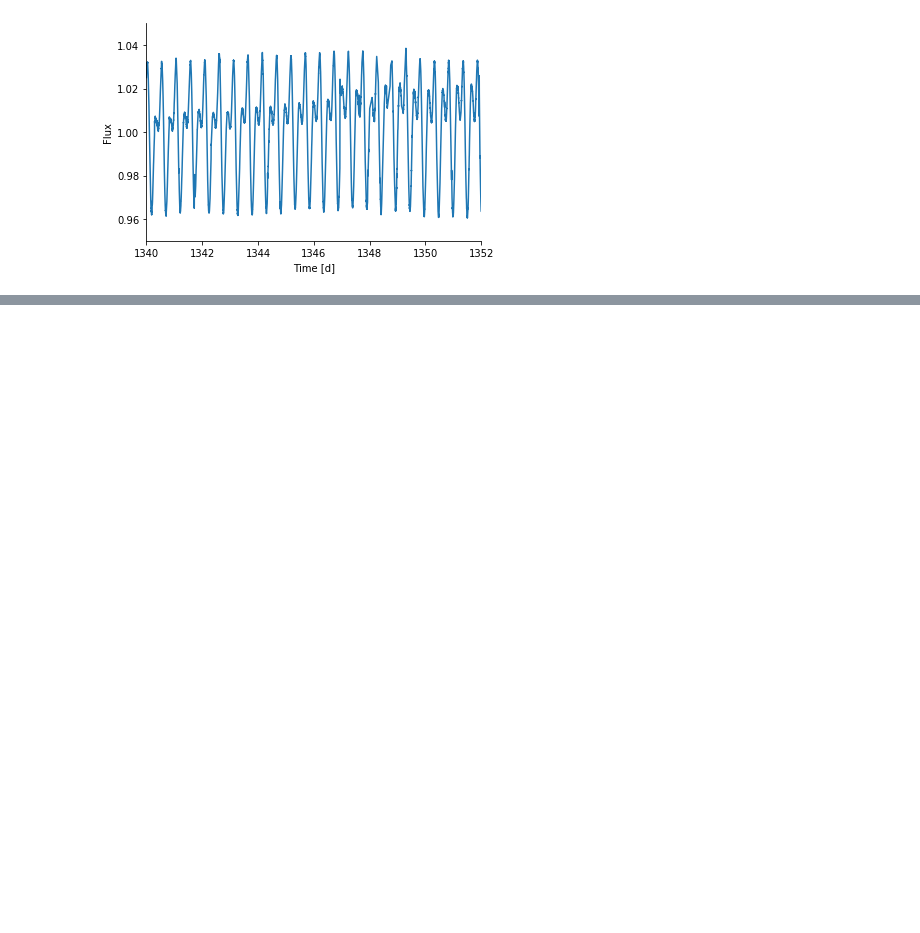
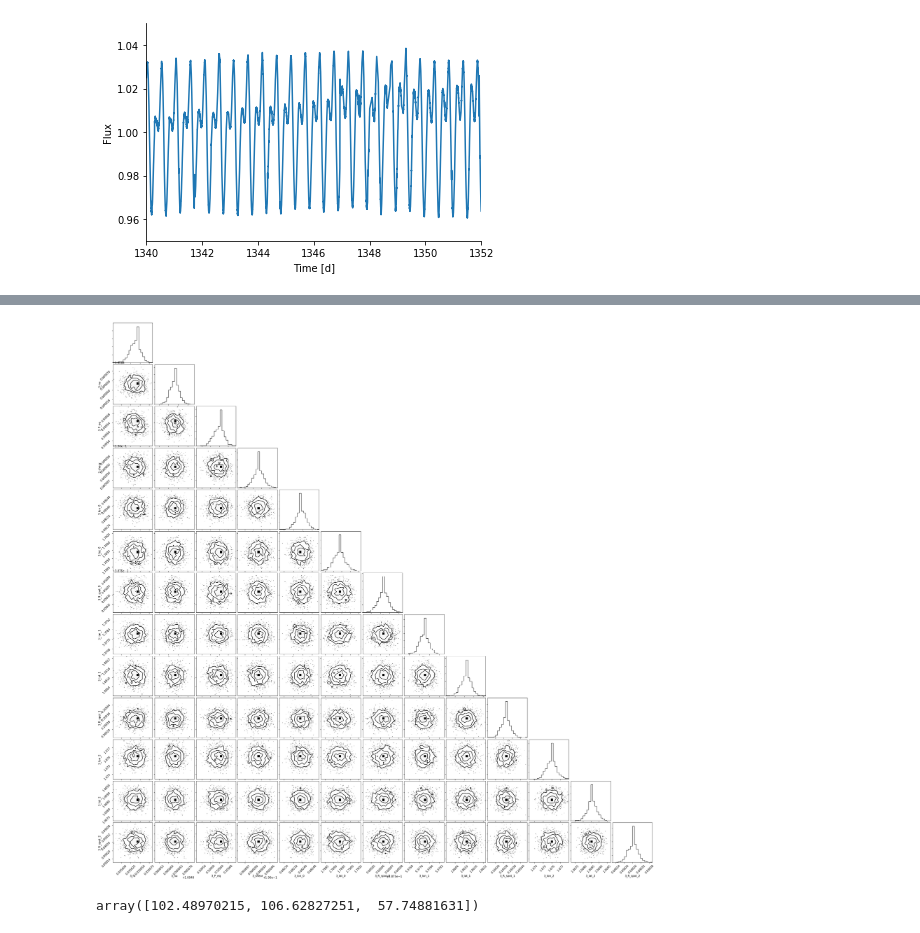
Before and after one commit to bmorris3/fdl-dr, a Jupyter notebook: tess_abdor.ipynb, the cells around one changed output, grey strips where cells are left out. Drawn from its saved outputs; the diff is of its cells as text; code cells hidden in the pictures; blank space fills up the shorter version.

```diff
--- a/tess_abdor.ipynb
+++ b/tess_abdor.ipynb
@@ -41,7 +41,7 @@ from corner import corner
 
 e1_tt = theano.shared(np.asarray(e1, dtype=theano.config.floatX), name='e1')
 # %%
-n_spots = 5
+n_spots = 3
 
 with pm.Model(name=f'{n_spots}') as model1:
 
@@ -49,18 +49,29 @@ with pm.Model(name=f'{n_spots}') as model1:
     nu = pm.Uniform("nu", lower=1, upper=5)
     spot_model = 1 + f0
     eq_period = pm.Uniform("P_eq", lower=0.4, upper=0.6)
-    shear = pm.Uniform("shear", lower=0.01, upper=0.2)
+    shear = pm.Uniform("shear", lower=0.1, upper=0.2)
+    inclination = 90-60
 
     for spot_ind in range(n_spots):
+        latitude_cutoff = 10
+        lon = pm.Uniform(f"lon_{spot_ind}", lower=0, upper=2*np.pi)
+        lat = pm.Uniform(f"lat_{spot_ind}", lower=np.radians(latitude_cutoff), upper=np.radians(180-latitude_cutoff))
+
         rspot = pm.Uniform(f"R_spot_{spot_ind}", lower=0.01, upper=0.4)
-        lon = pm.Uniform(f"lon_{spot_ind}", lower=0, upper=2*np.pi)
-        latitude_cutoff = 10
-        lat = pm.Uniform(f"lat_{spot_ind}", lower=np.radians(latitude_cutoff), upper=np.radians(180-latitude_cutoff))
-        period = eq_period / (1 - shear * pm.math.sin(lat - np.pi/2)**2)
 
-        spot_position_y = (np.pi/2 - lat) / (np.pi / 2)
-        spot_position_x = pm.math.sqrt(1 - spot_position_y**2) * pm.math.cos(2 * np.pi / period * (t1 - t1.mean()) - lon)
-        spot_position_z = pm.math.sqrt(1 - spot_position_y**2) * pm.math.sin(2 * np.pi / period * (t1 - t1.mean()) - lon)
+        period_i = eq_period / (1 - shear * pm.math.sin(lat - np.pi/2)**2)
+        phi =  2 * np.pi / period_i * (t1 - t1.mean()) - lon
+#         spot_position_x = (pm.math.cos(phi - np.pi/2) * pm.math.sin(inclination) * pm.math.sin(lat) +
+#                            pm.math.cos(inclination) * pm.math.cos(lat))
+#         spot_position_y = -pm.math.sin(phi - np.pi/2) * pm.math.sin(theta)
+#         spot_position_z = pm.math.cos(lat) * pm.math.sin(inclination) - pm.math.sin(phi) * pm.math.cos(inclination) * pm.math.sin(lat)
+
+        spot_position_x = (pm.math.cos(phi - np.pi/2) * pm.math.sin(np.radians(inclination)) * pm.math.sin(theta) +
+                           pm.math.cos(np.radians(inclination)) * pm.math.cos(theta))
+        spot_position_y = -pm.math.sin(phi - np.pi/2) * pm.math.sin(theta)
+        spot_position_z = (pm.math.cos(theta) * pm.math.sin(np.radians(inclination)) - pm.math.sin(phi) *
+                           pm.math.cos(np.radians(inclination)) * pm.math.sin(theta))
+
         rsq = spot_position_x**2 + spot_position_y**2
         contrast = 0.7
         spot_model -= rspot**2 * (1 - contrast) * pm.math.where(spot_position_z > 0, pm.math.sqrt(1 - rsq), 0)
@@ -69,7 +80,7 @@ with pm.Model(name=f'{n_spots}') as model1:
                 sigma=e1_tt,
                 observed=f1)
 
-    trace1 = sample_smc(1000, n_steps=2, random_seed=0,
+    trace1 = sample_smc(10000, n_steps=2, random_seed=0,
                         cores=8, parallel=True, threshold=0.2)
 # %% [output]
 Sample initial stage: ...
@@ -76 +102,5 @@ Sample initial stage: ...
+# %%
+corner(pm.trace_to_dataframe(trace1));
+# %% [output]
+[figure, added]
 # %%
@@ -90,3 +125,7 @@ def numpy_model_seq(lat, lon, rspot, f0, per, shear, contrast=0.7):
+# %%
+np.degrees(lat)
+# %% [output]
+array([102.48970215, 106.62827251,  57.74881631])
 # %%
 plt.figure(figsize=(20, 3))
 plt.plot(t1, f1, '.', color='k')
```
Also changed, not shown: parts of 8 cells of this notebook.
